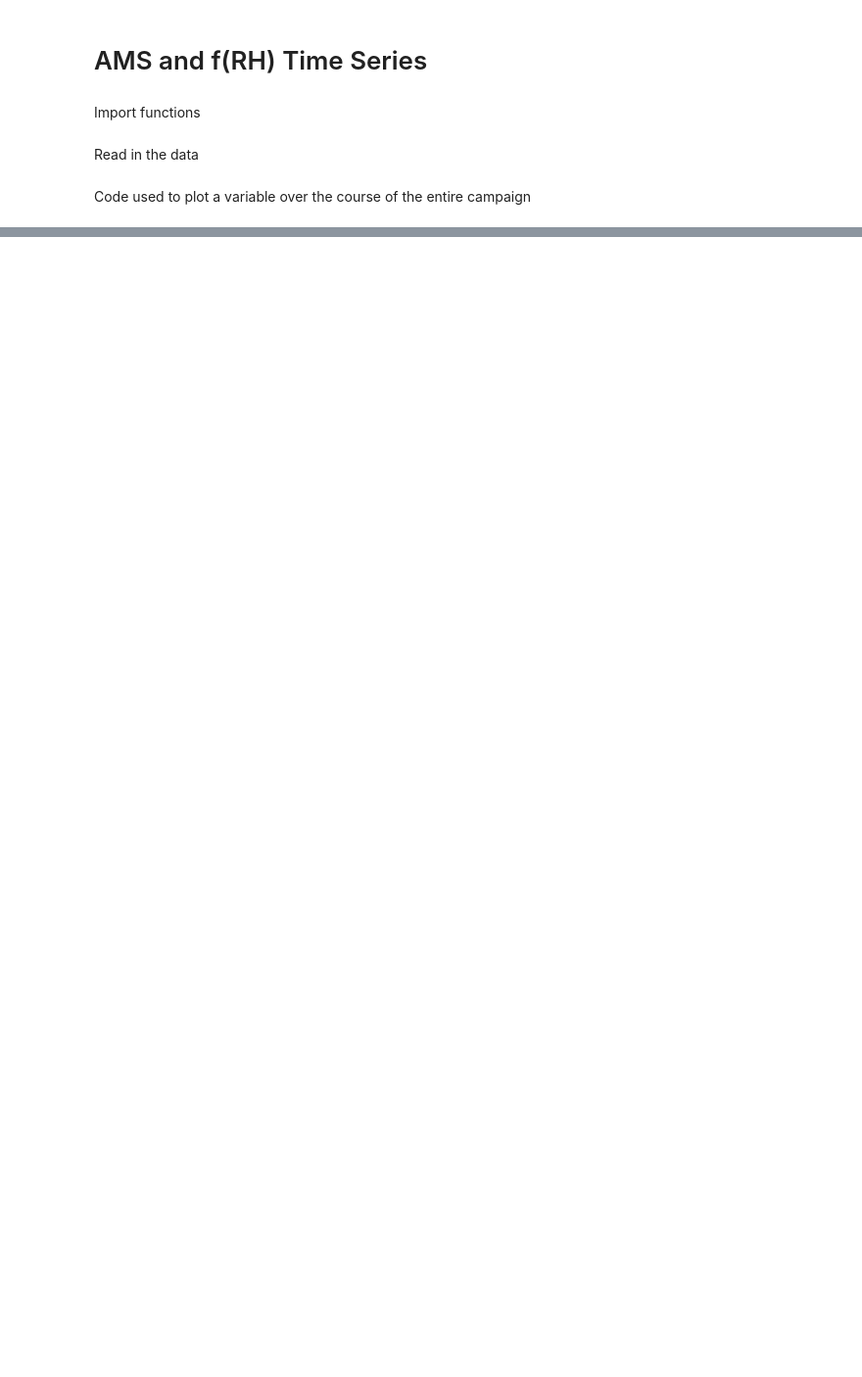
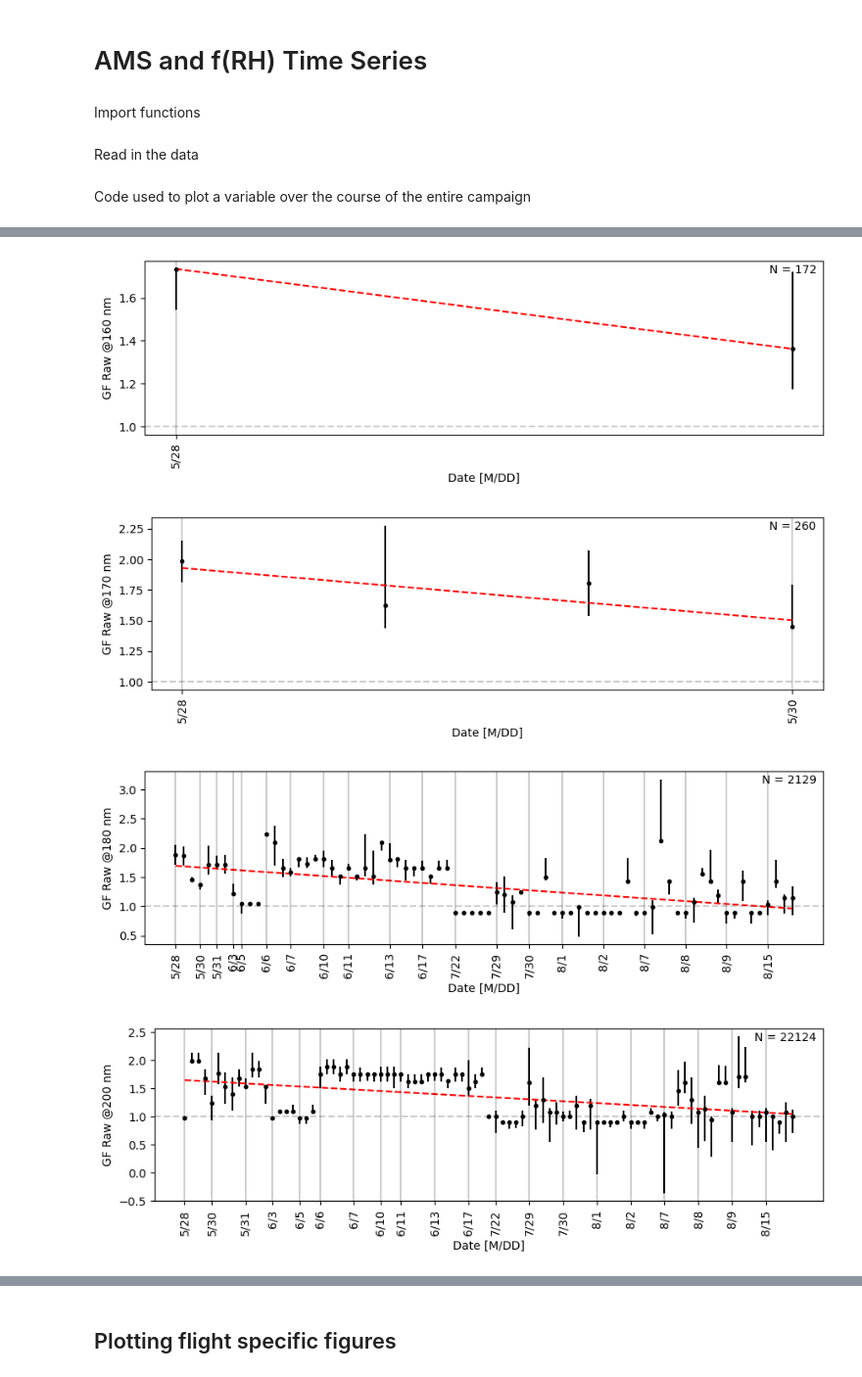
Before and after one commit to csoloff/ARCSIX_DASH, a Jupyter notebook: scripts/ams_f_RH_ts.ipynb, the cells around one changed output, grey strips where cells are left out. Shown at 98% size. Cells and saved outputs as stored; diff of their text form; code cells hidden in the pictures; blank space fills up the shorter version.

```diff
--- a/scripts/ams_f_RH_ts.ipynb
+++ b/scripts/ams_f_RH_ts.ipynb
@@ -79,0 +105,15 @@ var_plot(a, 'SMF', 'Sulfate Mass Fraction')
+# %%
+r_dps = []
+dps = sorted(r['SEMS_Dp'].unique())
+for i in range(0,len(dps)):
+    r_dps.append(r[(np.abs(r['RH']-85)<5)& (r['SEMS_Dp']==dps[i])])
+# %%
+for i in range(0, len(dps)):
+    d_label = str(int(dps[i]))
+    r_dps[i] = r_dps[i].rename(columns={'GF_raw':'GF_raw_'+d_label})
+    var_plot(r_dps[i], 'GF_raw_'+d_label, 'GF Raw @' + d_label + ' nm', time_index='Start_Date_Time_UTC', hline = 1)
+# %% [output]
+[figure, added]
+[figure, added]
+[figure, added]
+[figure, added]
@@ -79,0 +129,2 @@ var_plot(a, 'SMF', 'Sulfate Mass Fraction')
+# %% [markdown]
+## Plotting flight specific figures
```
Also changed, not shown: parts of 12 cells of this notebook, 1 other file.
